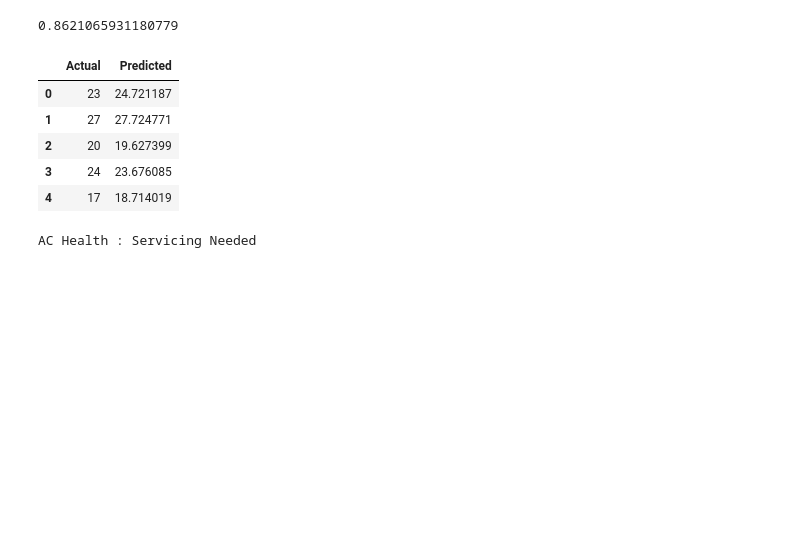
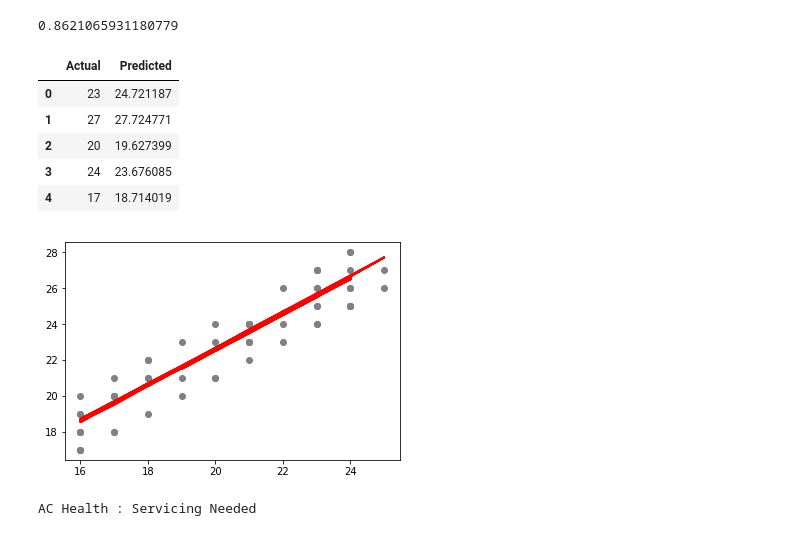
Before and after one commit to gayatribelapurkar/WSN, a Jupyter notebook: RegressionModel/TemperatureAnalysis.ipynb, the cells around one changed output. Drawn from its saved outputs; the diff is of its cells as text; code cells hidden in the pictures; blank space fills up the shorter version.

Commit message:
Regression Added Graph

```diff
--- a/RegressionModel/TemperatureAnalysis.ipynb
+++ b/RegressionModel/TemperatureAnalysis.ipynb
@@ -110,6 +110,12 @@ op.head()
 | 2 | 20 | 19.627399 |
 | 3 | 24 | 23.676085 |
 | 4 | 17 | 18.714019 |
+# %%
+plt.scatter(X_test['AC Temperature'], Y_test,  color='gray')
+plt.plot(X_test['AC Temperature'], Y_pred, color='red', linewidth=2)
+plt.show()
+# %% [output]
+[figure, added]
 # %%
 #The condition if the deviation in room temperature is more than 5, Servicing needed
 ac=17
```
Also changed, not shown: 2 other files.
